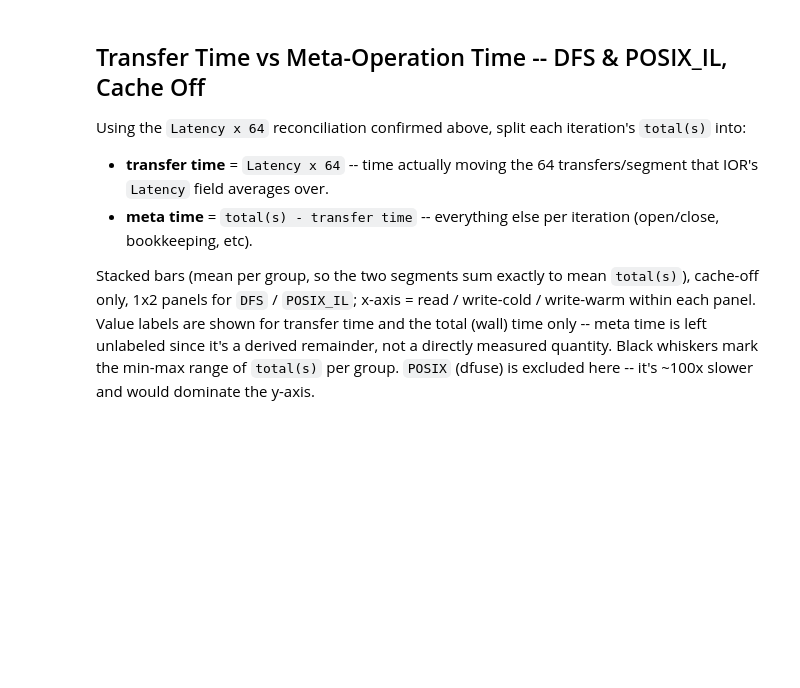
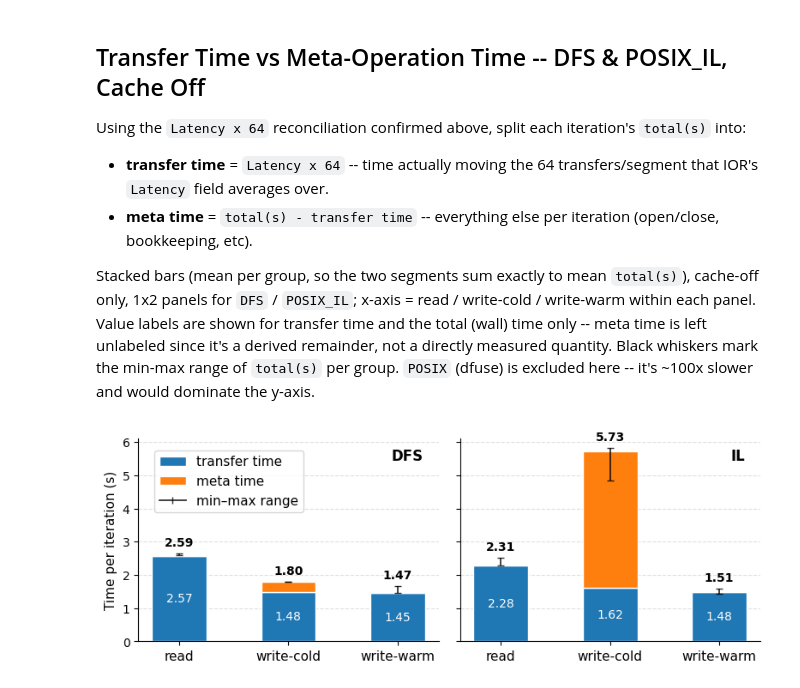
Before and after one commit to cissieAB/pdsw26_daos-bench, a Jupyter notebook: results/aurora/ior/ior-rw-3modes/ior_rw_3modes_analysis.ipynb, the cells around one changed output. Cells and saved outputs as stored; diff of their text form; code cells hidden in the pictures; blank space fills up the shorter version.

```diff
--- a/results/aurora/ior/ior-rw-3modes/ior_rw_3modes_analysis.ipynb
+++ b/results/aurora/ior/ior-rw-3modes/ior_rw_3modes_analysis.ipynb
@@ -538,35 +545,37 @@ for col_i, engine in enumerate(TIME_ENGINES):
     ax.errorbar(x, total_vals, yerr=[total_vals - total_min, total_max - total_vals],
                 fmt="none", ecolor="black", capsize=3, linewidth=1.3, alpha=0.8, zorder=4)
 
     for xi, tv, tot, tmax in zip(x, transfer_vals, total_vals, total_max):
         if np.isnan(tot):
             continue
         ax.annotate(f"{tv:.2f}", xy=(xi, tv / 2), ha="center", va="center",
-                    fontsize=7, color="white", zorder=5)
+                    fontsize=10, color="white", zorder=5)
         ax.annotate(f"{tot:.2f}", xy=(xi, tmax), xytext=(0, 4),
                     textcoords="offset points", ha="center", va="bottom",
                     fontsize=10, fontweight="bold", zorder=5)
 
     ax.set_xticks(x)
-    ax.set_xticklabels(SERIES_ORDER, fontsize=9)
-    engine_label = "POSIX" if engine == "POSIX_IL" else engine
+    ax.set_xticklabels(SERIES_ORDER, fontsize=11)
+    engine_label = "IL" if engine == "POSIX_IL" else engine
     ax.text(0.95, 0.95, engine_label, transform=ax.transAxes, ha="right", va="top",
             fontsize=12, fontweight="bold")
     ax.yaxis.grid(True, linestyle="--", alpha=0.4)
     ax.set_axisbelow(True)
     ax.spines[["top", "right"]].set_visible(False)
 
-axes[0].set_ylabel("Time per iteration (s)")
+axes[0].set_ylabel("Time per iteration (s)", fontsize=11)
 axes[0].margins(y=0.05)
 
 eb_handle = Line2D([0], [0], color="black", linewidth=1.3, alpha=0.8,
                     marker="|", markersize=6, label="min–max range")
 handles, labels = axes[0].get_legend_handles_labels()
 fig.legend(handles + [eb_handle], labels + ["min–max range"], loc="upper center",
-           bbox_to_anchor=(0.18, 0.9), ncol=1, fontsize=10, framealpha=0.8,
+           bbox_to_anchor=(0.2, 0.9), ncol=1, fontsize=11, framealpha=0.8,
            bbox_transform=fig.transFigure)
 
 # fig.suptitle("Cache Off", fontsize=11, y=1.2)
 fig.tight_layout()
 plt.savefig("ior_rw_time-nocache.pdf", bbox_inches="tight")
 plt.show()
+# %% [output]
+[figure, added]
```
Also changed, not shown: parts of 1 cell of this notebook, 3 other files.
